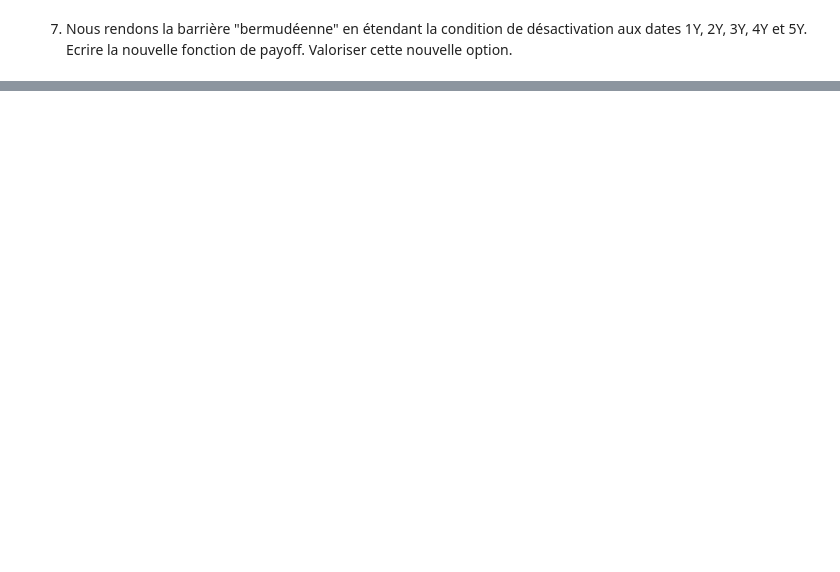
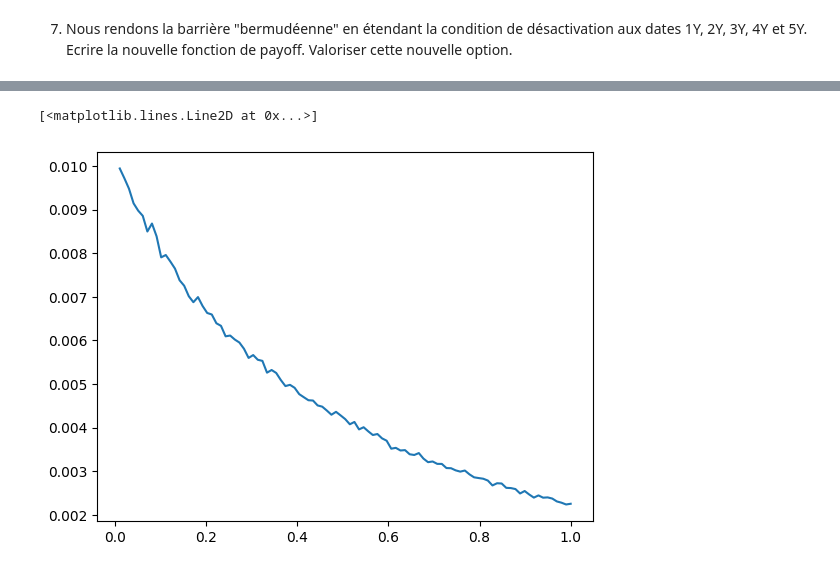
Before and after one commit to usenameFD/Asset-management, a Jupyter notebook: Yield Curve/yield.ipynb, the cells around one changed output, grey strips where cells are left out. Cells and saved outputs as stored; diff of their text form; code cells hidden in the pictures; blank space fills up the shorter version.

```diff
--- a/Yield Curve/yield.ipynb
+++ b/Yield Curve/yield.ipynb
@@ -463,0 +489,5 @@ cap
+# %%
+plt.plot(lambdas, cap_mean_rev)
+# %% [output]
+[<matplotlib.lines.Line2D at 0x...>]
+[figure, added]
```
Also changed, not shown: parts of 10 cells of this notebook.
